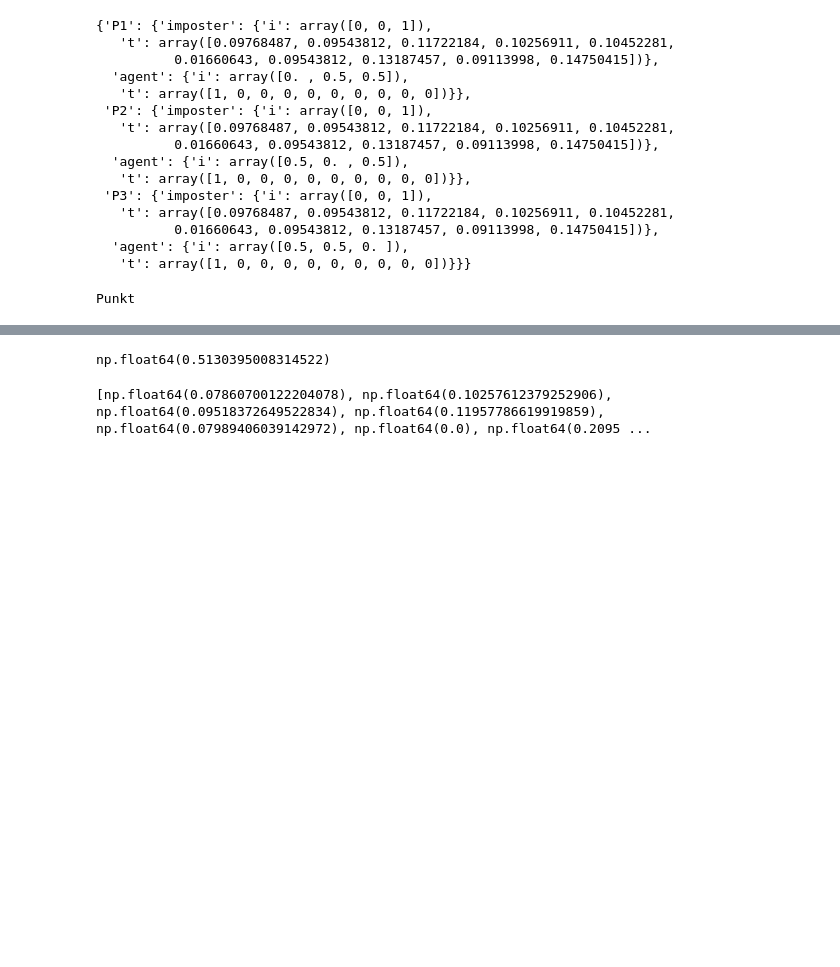
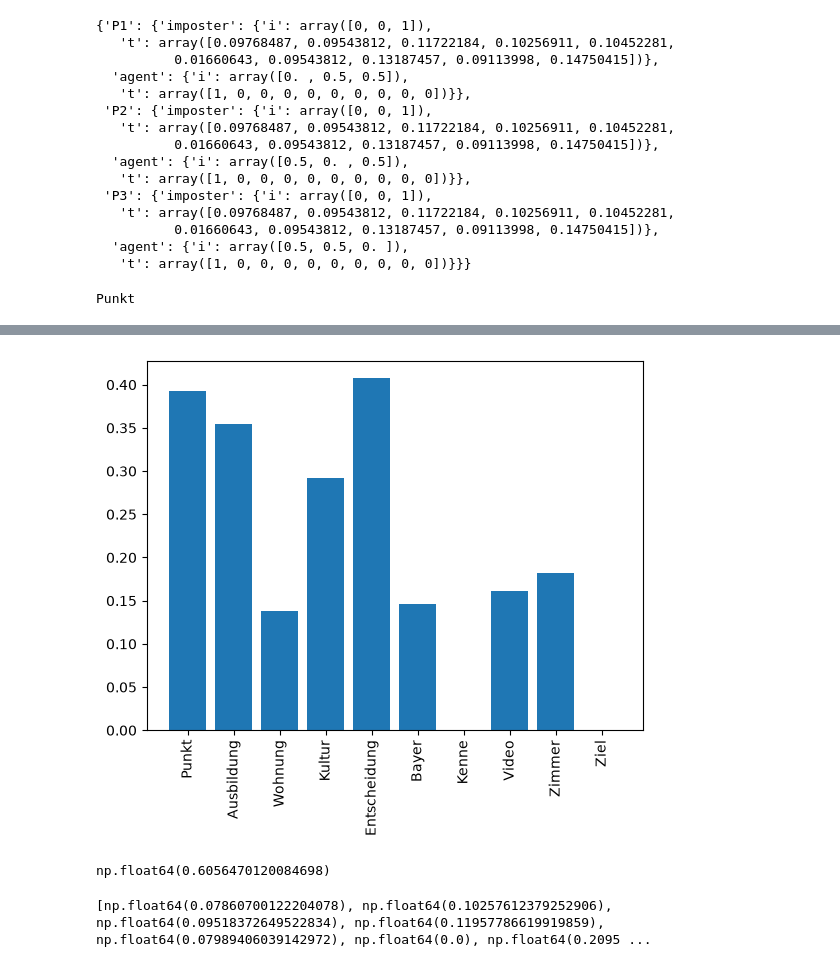
Before and after one commit to hgroener/imposter_RSA, a Jupyter notebook: notebooks/model.ipynb, the cells around one changed output, grey strips where cells are left out. Saved outputs shown, nothing was run; the diff lists cells and outputs as text; code cells hidden in the pictures; blank space fills up the shorter version.

```diff
--- a/notebooks/model.ipynb
+++ b/notebooks/model.ipynb
@@ -213,7 +233,14 @@ np.float64(0.11236709451329957)
+# %%
+fig, ax = plt.subplots()
+ax.bar(gs.V, gs.SIMS[gs.V.index(gs.TARGET)])
+plt.xticks(rotation=90)
+plt.show()
+# %% [output]
+[figure, added]
 # %%
-a1.L0_a(gs.V[2], (gs.PLAYERS[2], gs.TARGET))
+a1.L0_a(gs.V[2], (gs.PLAYERS[0], gs.TARGET))
 # %% [output]
-np.float64(0.5130395008314522)
+np.float64(0.6056470120084698)
 # %%
 prob_per_u = [a1.S1_certain(u, gs.TARGET) for u in gs.V]
 print(prob_per_u)
```
Also changed, not shown: parts of 8 cells of this notebook, 3 other files.
